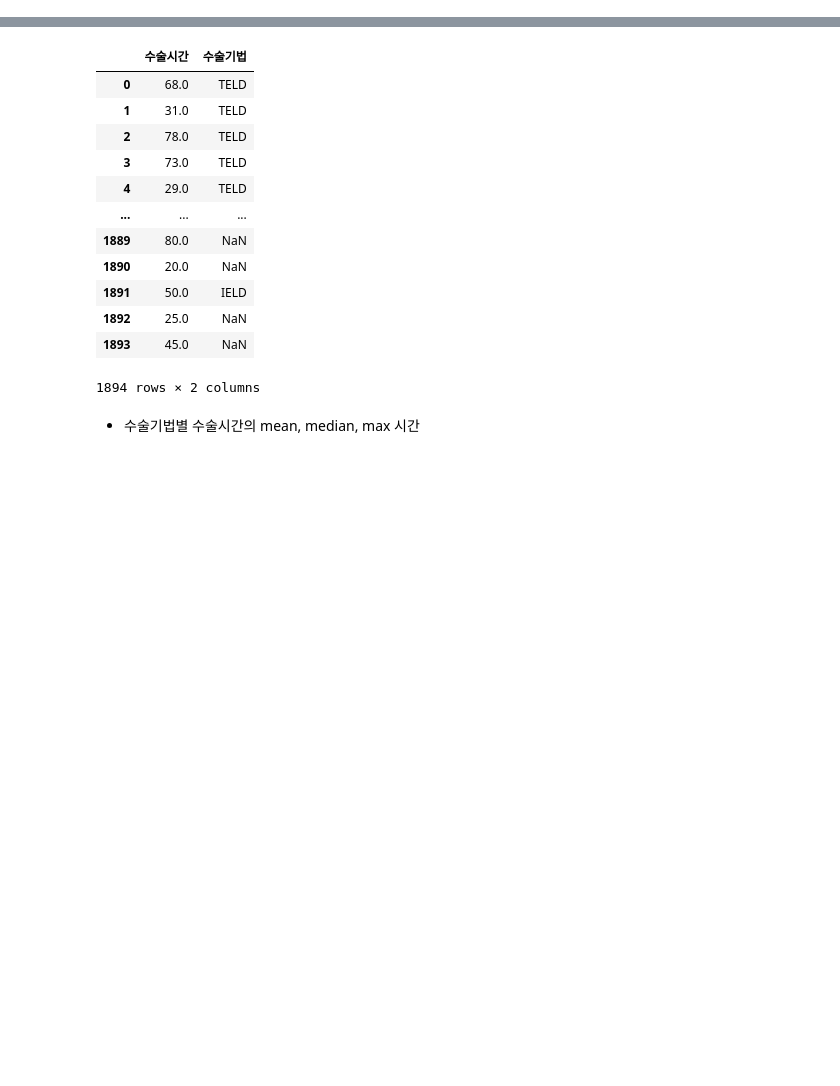
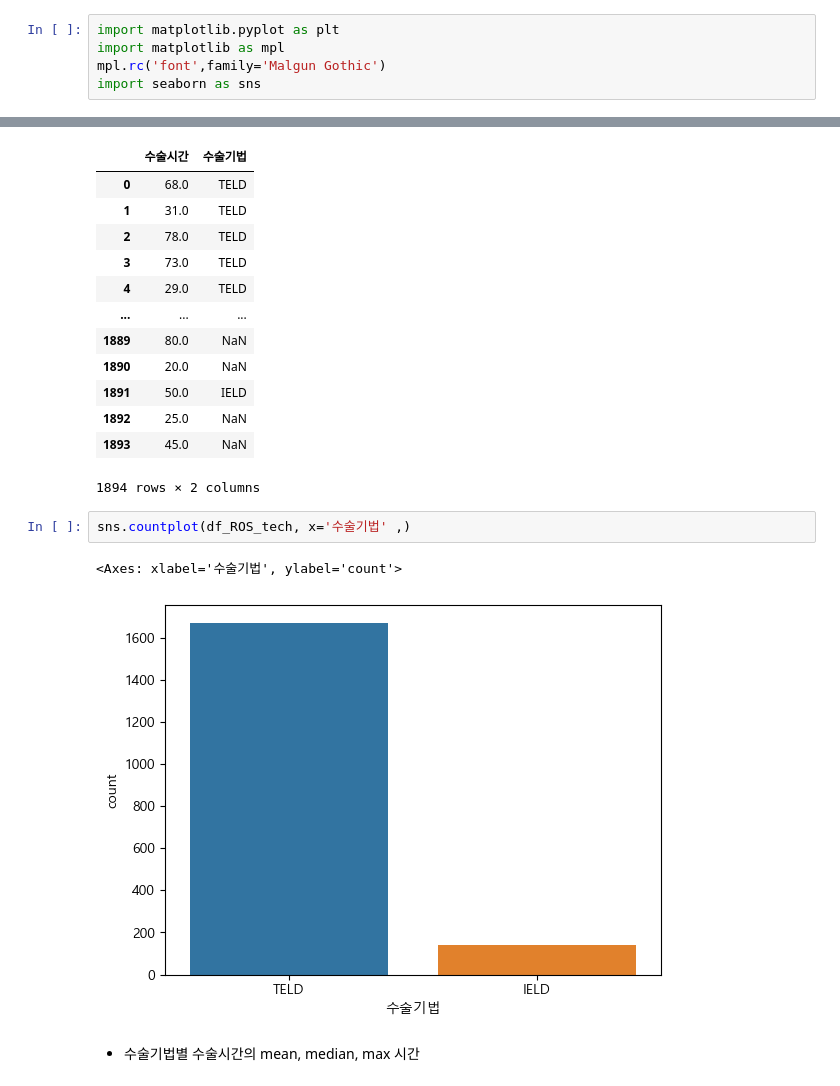
Before and after one commit to SSSanga/study_data_analytics, a Jupyter notebook: codes/DDA/pre_RecurrenceOfSurgery_Doctors_DDA.ipynb, the cells around one changed output, grey strips where cells are left out. Drawn from its saved outputs; the diff is of its cells as text; blank space fills up the shorter version.

```diff
--- a/codes/DDA/pre_RecurrenceOfSurgery_Doctors_DDA.ipynb
+++ b/codes/DDA/pre_RecurrenceOfSurgery_Doctors_DDA.ipynb
@@ -1,6 +1,11 @@
 # %%
 import pandas as pd
 import numpy as np
+# %%
+import matplotlib.pyplot as plt
+import matplotlib as mpl
+mpl.rc('font',family='Malgun Gothic')
+import seaborn as sns
 # %%
 df_ROS = pd.read_csv('../../datasets/RecurrenceOfSurgery.csv')
 df_ROS
@@ -59,6 +64,11 @@ df_ROS_tech
 | 1892 | 25.0 | NaN |
 | 1893 | 45.0 | NaN |
 1894 rows × 2 columns
+# %%
+sns.countplot(df_ROS_tech, x='수술기법' ,)
+# %% [output]
+<Axes: xlabel='수술기법', ylabel='count'>
+[figure, added]
 # %% [markdown]
 - 수술기법별 수술시간의 mean, median, max 시간
 # %%
```
Also changed, not shown: 4 other files.
